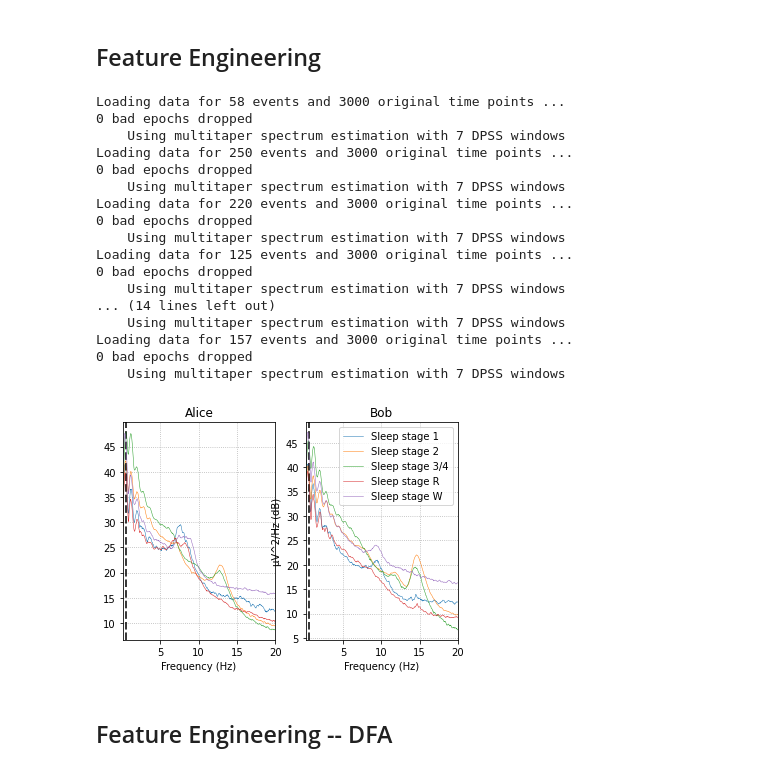
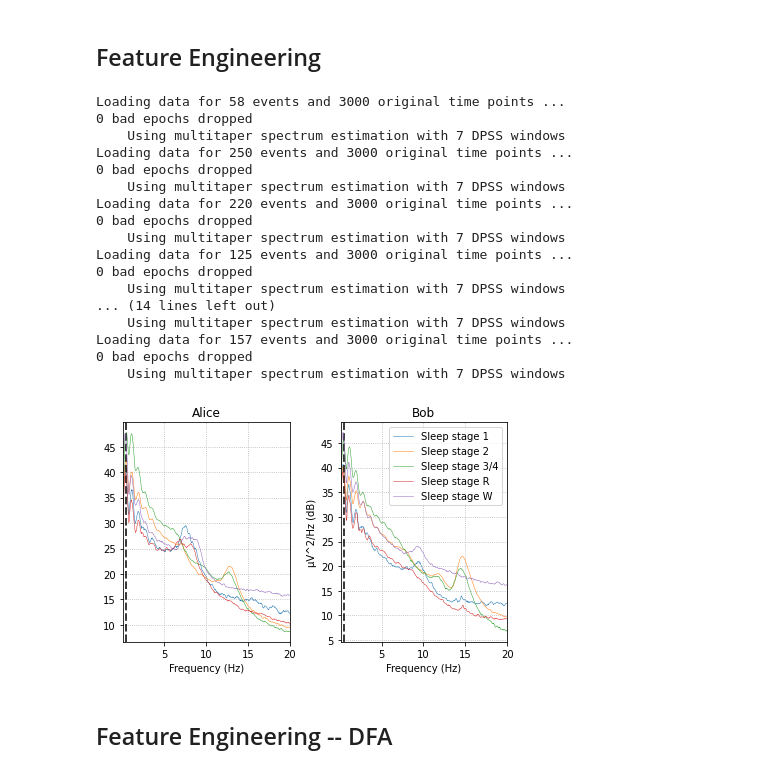
Before and after one commit to mlavanga/nonlinear_signals_analysis, a Jupyter notebook: notebook/05_EEG_signals.ipynb, the cells around one changed output. Drawn from its saved outputs; the diff is of its cells as text; code cells hidden in the pictures.

```diff
--- a/notebook/05_EEG_signals.ipynb
+++ b/notebook/05_EEG_signals.ipynb
@@ -174,34 +174,35 @@ stages = sorted(event_id.keys())
 for ax, title, epochs in zip([ax1, ax2],
                              ['Alice', 'Bob'],
                              [epochs_train, epochs_test]):
 
     for stage, color in zip(stages, stage_colors):
         epochs[stage].plot_psd(area_mode=None, color=color, ax=ax,
                                fmin=0.1, fmax=20., show=False,
                                average=True, spatial_colors=False)
     ax.set(title=title, xlabel='Frequency (Hz)')
 ax2.set(ylabel='µV^2/Hz (dB)')
 ax2.legend(ax2.lines[2::3], stages)
+plt.tight_layout()
 plt.show()
 # %% [output]
 Loading data for 58 events and 3000 original time points ...
 0 bad epochs dropped
     Using multitaper spectrum estimation with 7 DPSS windows
 Loading data for 250 events and 3000 original time points ...
 0 bad epochs dropped
     Using multitaper spectrum estimation with 7 DPSS windows
 Loading data for 220 events and 3000 original time points ...
 0 bad epochs dropped
     Using multitaper spectrum estimation with 7 DPSS windows
 Loading data for 125 events and 3000 original time points ...
 0 bad epochs dropped
     Using multitaper spectrum estimation with 7 DPSS windows
 ... (14 lines left out)
     Using multitaper spectrum estimation with 7 DPSS windows
 Loading data for 157 events and 3000 original time points ...
 0 bad epochs dropped
     Using multitaper spectrum estimation with 7 DPSS windows
-[figure, old version]
+[figure, new version]
 # %% [markdown]
 ## Feature Engineering -- DFA
 # %%
```
Also changed, not shown: parts of 10 cells of this notebook, 5 other files.
